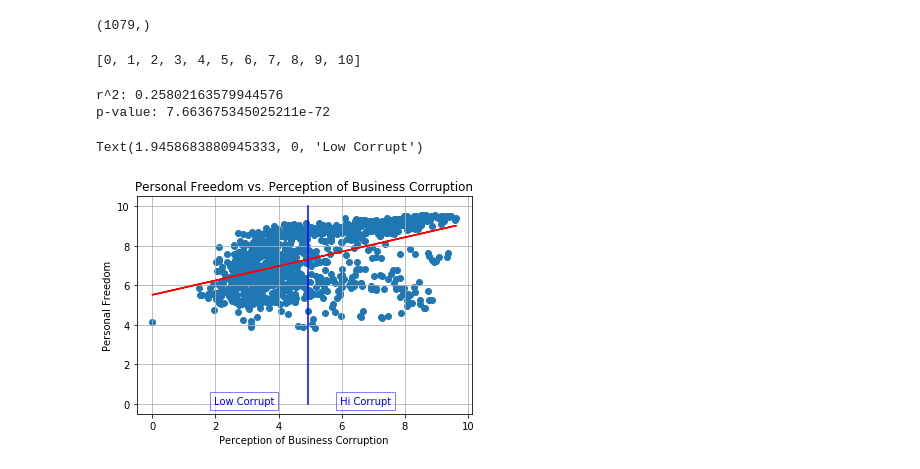
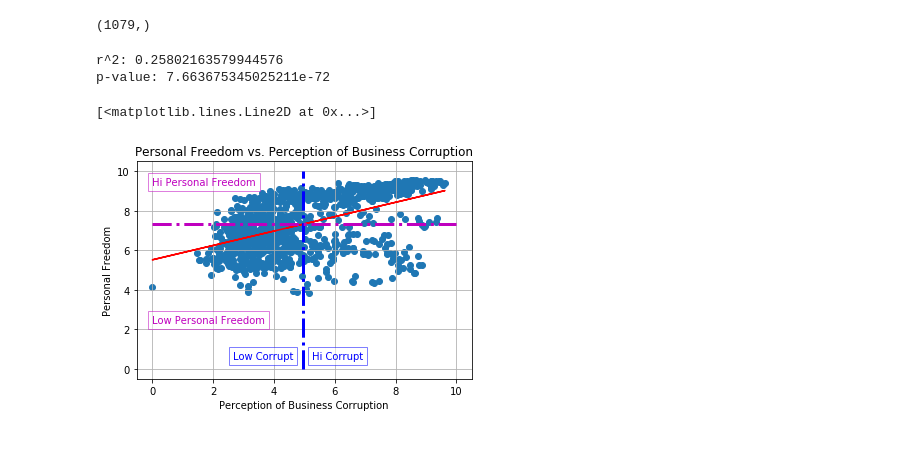
Before and after one commit to shamrockbandit/Project1_repo, a Jupyter notebook: bin_exploration.ipynb, the cells around one changed output. Cells and saved outputs as stored; diff of their text form; code cells hidden in the pictures.

Commit message:
added sample plot for pf Hi-Lo line for Bus Corruption

```diff
--- a/bin_exploration.ipynb
+++ b/bin_exploration.ipynb
@@ -222,38 +222,43 @@ pf_score = freedom_scores_df["pf_score"].values
 corruption.shape
 # %% [output]
 (1079,)
+# %%
+pfMean = means['pf_score']
+pfHiLoX = [x for x in range(11)]
+pfHiLoY = [pfMean for y in range(11)]
 # %%
-#my_randoms = random.sample(range(10), 11)
-#my_randoms
-
 corruptMean = means['ef_regulation_business_bribes']
 corruptHiLoX = [corruptMean for x in range(11)]
 corruptHiLoY = [y for y in range(11)]
-corruptHiLoY
+#corruptHiLoY
-# %% [output]
-[0, 1, 2, 3, 4, 5, 6, 7, 8, 9, 10]
 # %%
 fig, ax = plt.subplots()
 
 ax.scatter(corruption, pf_score)
 
 plt.title("Personal Freedom vs. Perception of Business Corruption")
 plt.xlabel("Perception of Business Corruption")
 plt.ylabel("Personal Freedom")
 mask = ~np.isnan(corruption) & ~np.isnan(pf_score)
 slope, intercept, r_value, p_value, std_err = stats.linregress(corruption[mask], pf_score[mask])
 regression_line = slope * corruption + intercept
 plt.plot(corruption, regression_line, 'r')
 plt.grid()
 print(f"r^2: {r_value*r_value}")
 print(f"p-value: {p_value}")
 
 # plot Hi-Lo Corruption line
-plt.plot(corruptHiLoX, corruptHiLoY, 'b')
-plt.text(corruptMean + 1, 0, "Hi Corrupt", color='blue', bbox=dict(fc='w', ec='b', alpha=0.5))
-plt.text(corruptMean - 3, 0, "Low Corrupt", color='blue', bbox=dict(fc='w', ec='b', alpha=0.5))
+plt.text(corruptMean + 0.3, 0.5, "Hi Corrupt", color='blue', bbox=dict(fc='w', ec='b', alpha=0.5))
+plt.text(corruptMean - 2.3, 0.5, "Low Corrupt", color='blue', bbox=dict(fc='w', ec='b', alpha=0.5))
+plt.plot(corruptHiLoX, corruptHiLoY, 'b', linestyle="-.", linewidth=3)
+
+
+# plot Hi-Lo pf_score line
+plt.text(0, pfMean + 2, "Hi Personal Freedom", color='m', bbox=dict(fc='w', ec='m', alpha=0.5))
+plt.text(0, pfMean - 5, "Low Personal Freedom", color='m', bbox=dict(fc='w', ec='m', alpha=0.5))
+plt.plot(pfHiLoX, pfHiLoY, 'm', linestyle="-.", linewidth=3)
 # %% [output]
 r^2: 0.25802163579944576
 p-value: 7.663675345025211e-72
-Text(1.9458683880945333, 0, 'Low Corrupt')
+[<matplotlib.lines.Line2D at 0x...>]
-[figure, old version]
+[figure, new version]
```
